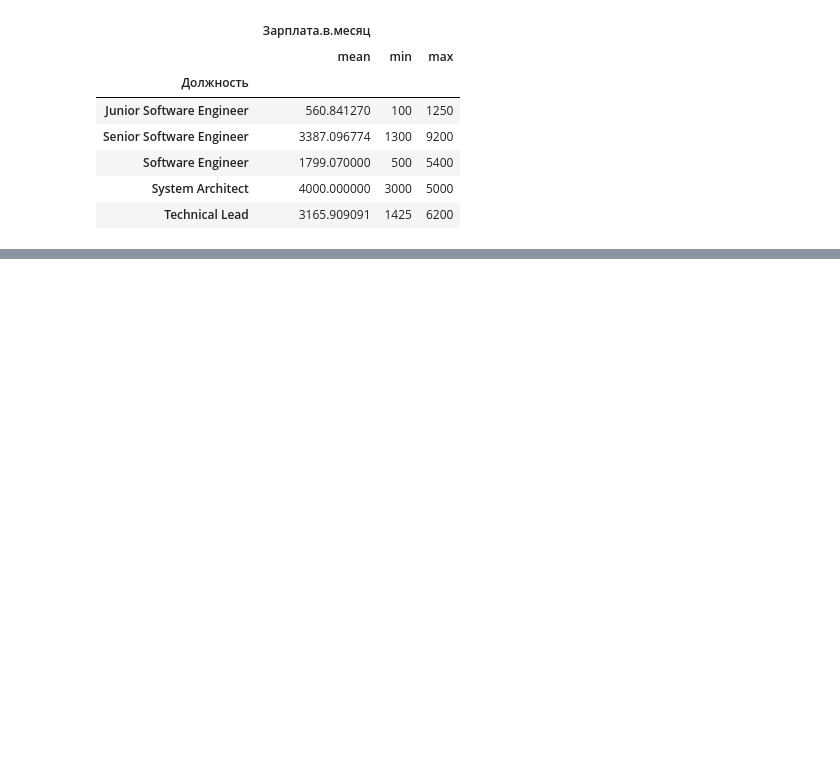
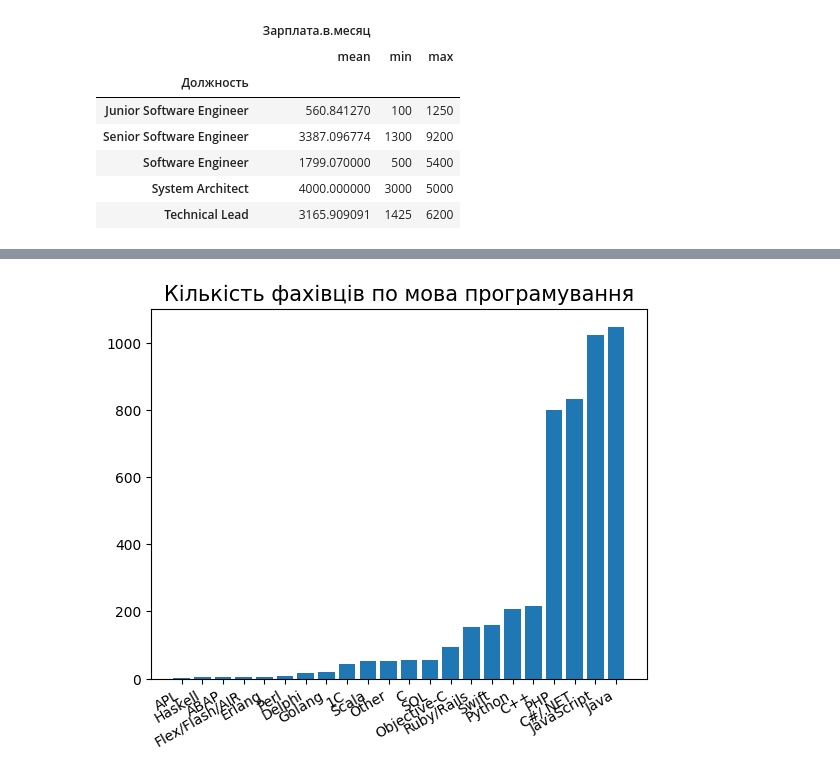
Before and after one commit to Mephod1y/DataScience, a Jupyter notebook: Hw2.2.ipynb, the cells around one changed output, grey strips where cells are left out. Drawn from its saved outputs; the diff is of its cells as text; code cells hidden in the pictures; blank space fills up the shorter version.

```diff
--- a/Hw2.2.ipynb
+++ b/Hw2.2.ipynb
@@ -104,5 +104,5 @@ data.shape
 (4854, 20)
 # %%
 # Створіть нову таблицю python_data, в якій будуть тільки рядки зі спеціалістами, які вказали мову програмування Python
-data = pd.read_csv('https://drive.google.com/uc?id=1JMYqXipZpz9Y5-vyxvLEO2Y1sRBxqu-U')
 python_data = data[data['Язык.программирования']=="Python"]
+python_data
@@ -171,0 +212,8 @@ df3.to_csv("data.csv", index=False)
+# %%
+lang = data.groupby(['Язык.программирования'], as_index=False).count().sort_values('N')
+plt.bar(lang['Язык.программирования'],lang['N'])
+plt.title("Кількість фахівців по мова програмування", fontsize=15)
+plt.xticks(rotation=30, ha='right')
+plt.show()
+# %% [output]
+[figure, added]
```
Also changed, not shown: parts of 6 cells of this notebook.
